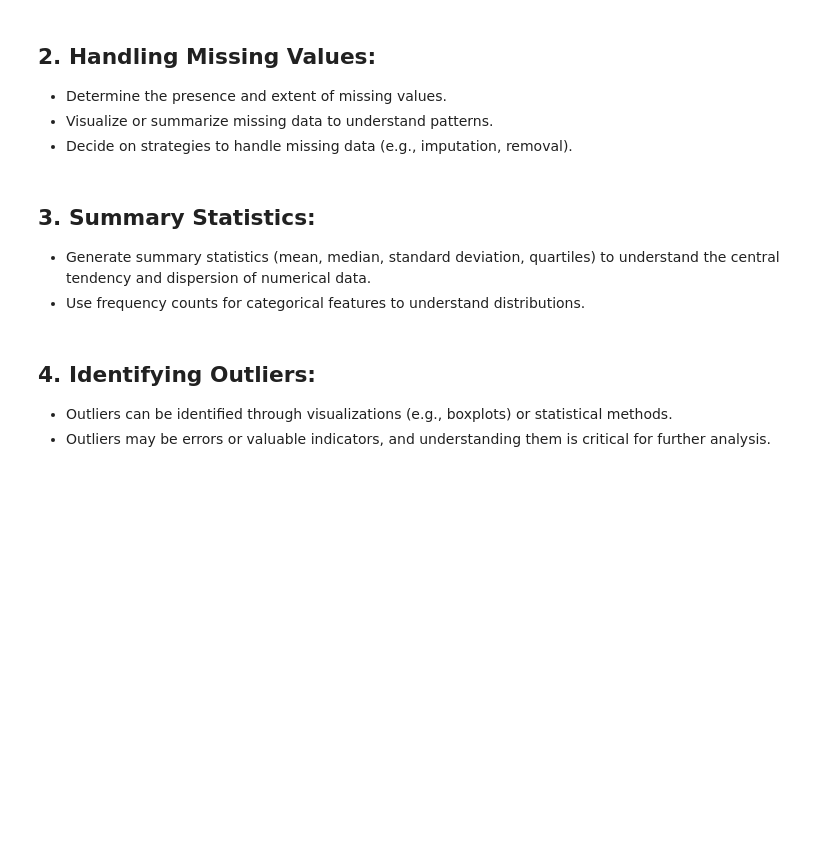
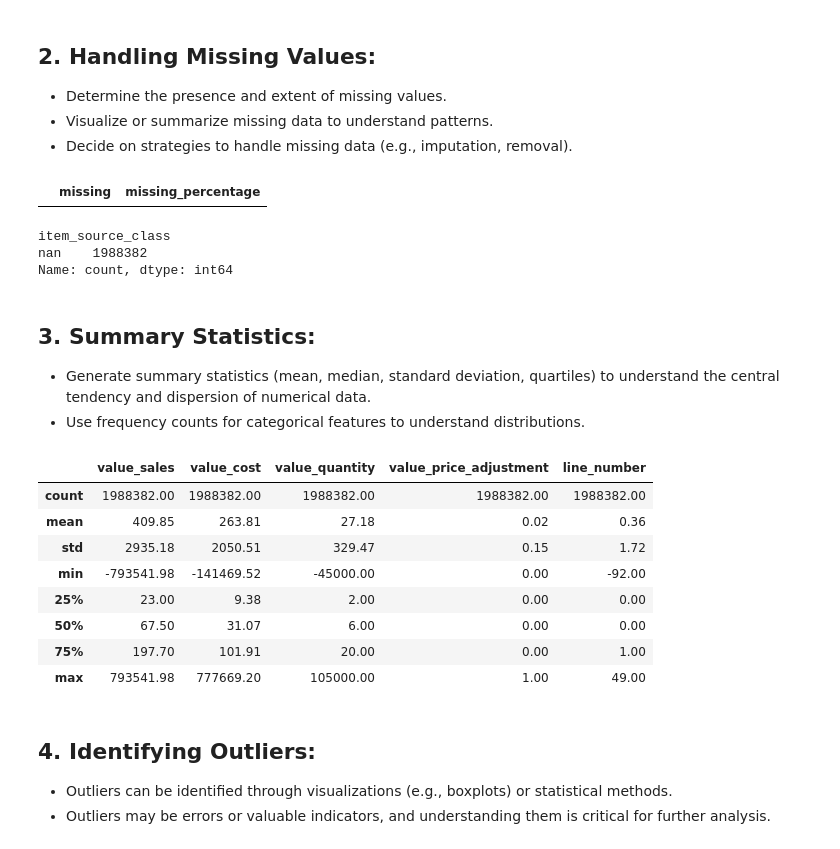
Before and after one commit to C4PT41N4545/BUSA8000-LuminaTech_Analytics_Project, a Jupyter notebook: notebooks/exploratory_analysis.ipynb, the cells around one changed output. Drawn from its saved outputs; the diff is of its cells as text; code cells hidden in the pictures; blank space fills up the shorter version.

```diff
--- a/notebooks/exploratory_analysis.ipynb
+++ b/notebooks/exploratory_analysis.ipynb
@@ -161,3 +246,18 @@ rows: 1,988,382 | columns: 41
 - Determine the presence and extent of missing values.
 - Visualize or summarize missing data to understand patterns.
 - Decide on strategies to handle missing data (e.g., imputation, removal).
+# %%
+#show missing values
+missing = df.isnull().sum()
+missing = missing[missing > 0]
+missing_percentage = missing / df.shape[0] * 100
+missing_df = pd.DataFrame({'missing': missing, 'missing_percentage': missing_percentage})
+missing_df.sort_values('missing', ascending=False)
+# %% [output]
+|  | missing | missing_percentage |
+# %%
+df['item_source_class'].value_counts()
+# %% [output]
+item_source_class
+nan    1988382
+Name: count, dtype: int64
@@ -166,6 +269,19 @@ rows: 1,988,382 | columns: 41
 
 - Generate summary statistics (mean, median, standard deviation, quartiles) to understand the central tendency and dispersion of numerical data.
 - Use frequency counts for categorical features to understand distributions.
+# %%
+#summary statistics
+df.select_dtypes(exclude=['object', 'datetime']).describe().round(2)
+# %% [output]
+|  | value_sales | value_cost | value_quantity | value_price_adjustment | line_number |
+| count | 1988382.00 | 1988382.00 | 1988382.00 | 1988382.00 | 1988382.00 |
+| mean | 409.85 | 263.81 | 27.18 | 0.02 | 0.36 |
+| std | 2935.18 | 2050.51 | 329.47 | 0.15 | 1.72 |
+| min | -793541.98 | -141469.52 | -45000.00 | 0.00 | -92.00 |
+| 25% | 23.00 | 9.38 | 2.00 | 0.00 | 0.00 |
+| 50% | 67.50 | 31.07 | 6.00 | 0.00 | 0.00 |
+| 75% | 197.70 | 101.91 | 20.00 | 0.00 | 1.00 |
+| max | 793541.98 | 777669.20 | 105000.00 | 1.00 | 49.00 |
 # %% [markdown]
 ## 4. Identifying Outliers:
 
```
Also changed, not shown: parts of 15 cells of this notebook.
